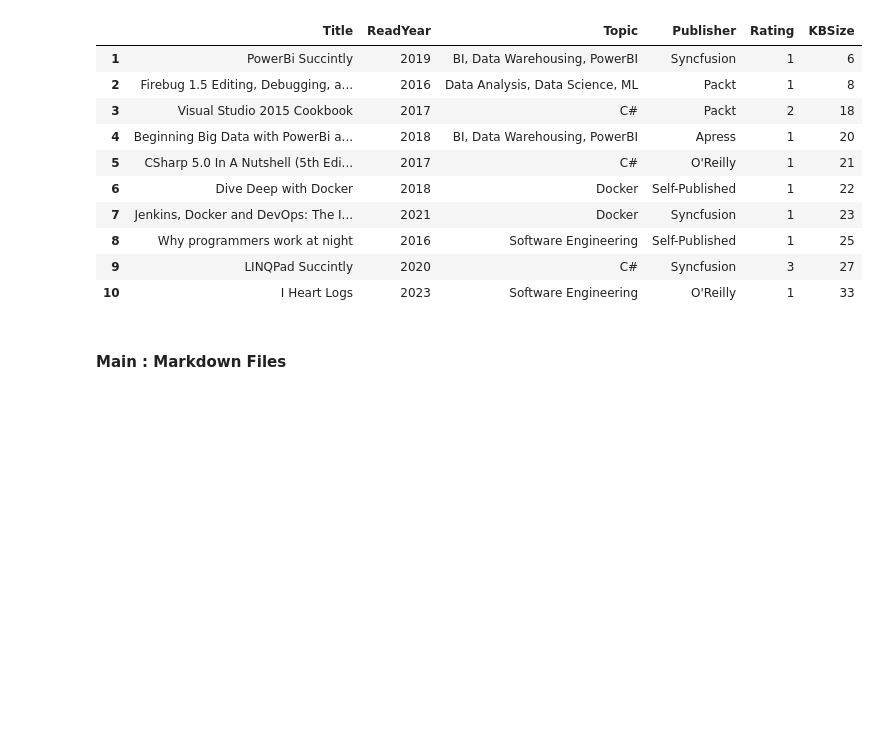
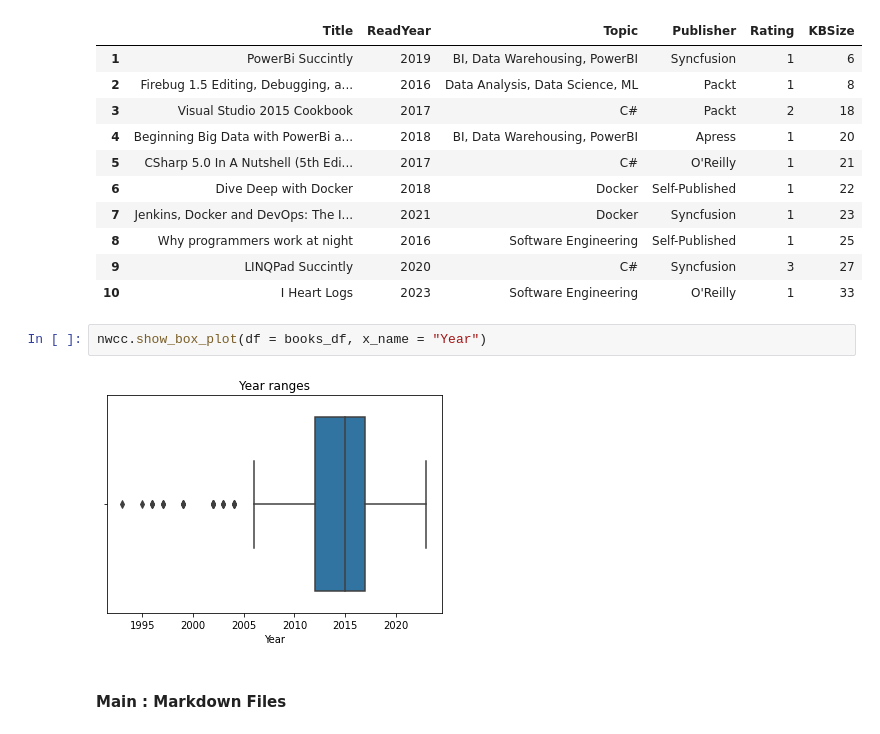
Before and after one commit to numbworks/nwreadinglist, a Jupyter notebook: src/nwreadinglistmanager.ipynb, the cells around one changed output. Saved outputs shown, nothing was run; the diff lists cells and outputs as text; blank space fills up the shorter version.

Commit message:
#6 Added a boxplot chart to show "Year" ranges.

```diff
--- a/src/nwreadinglistmanager.ipynb
+++ b/src/nwreadinglistmanager.ipynb
@@ -199,6 +199,10 @@ display(topn_by_kbsize_asc_df)
 | 8 | Why programmers work at night | 2016 | Software Engineering | Self-Published | 1 | 25 |
 | 9 | LINQPad Succintly | 2020 | C# | Syncfusion | 3 | 27 |
 | 10 | I Heart Logs | 2023 | Software Engineering | O'Reilly | 1 | 33 |
+# %%
+nwcc.show_box_plot(df = books_df, x_name = "Year")
+# %% [output]
+[figure, added]
 # %% [markdown]
 #### Main : Markdown Files
 # %%
```
Also changed, not shown: 1 other file.
